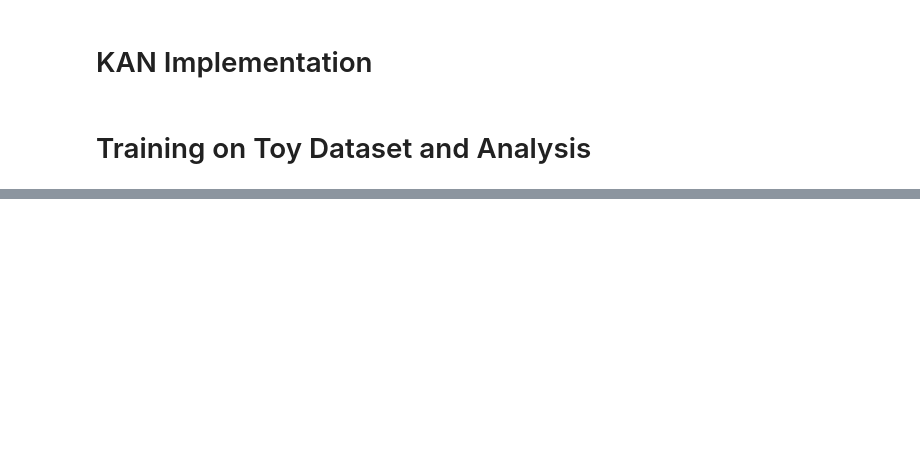
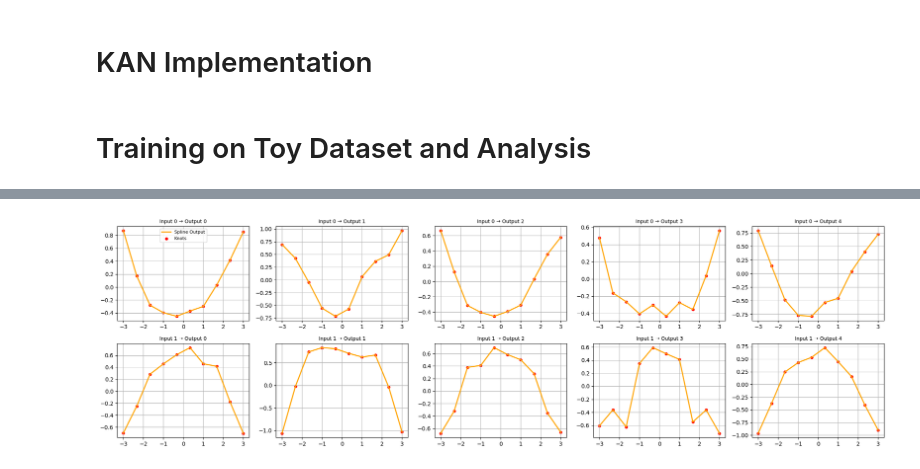
Before and after one commit to ebylmz/gtu-cse, a Jupyter notebook: cse655-deep-learning/hw04/Homework4_254201001054_Yilmaz_Emirkan_Burak.ipynb, the cells around one changed output, grey strips where cells are left out. Drawn from its saved outputs; the diff is of its cells as text; code cells hidden in the pictures; blank space fills up the shorter version.

```diff
--- a/cse655-deep-learning/hw04/Homework4_254201001054_Yilmaz_Emirkan_Burak.ipynb
+++ b/cse655-deep-learning/hw04/Homework4_254201001054_Yilmaz_Emirkan_Burak.ipynb
@@ -288,0 +272,4 @@ plot_kan_layer_activations(kan.layer1)
+# %%
+plot_kan_layer_activations(kan.layers[0])
+# %% [output]
+[figure, added]
```
Also changed, not shown: parts of 15 cells of this notebook.
